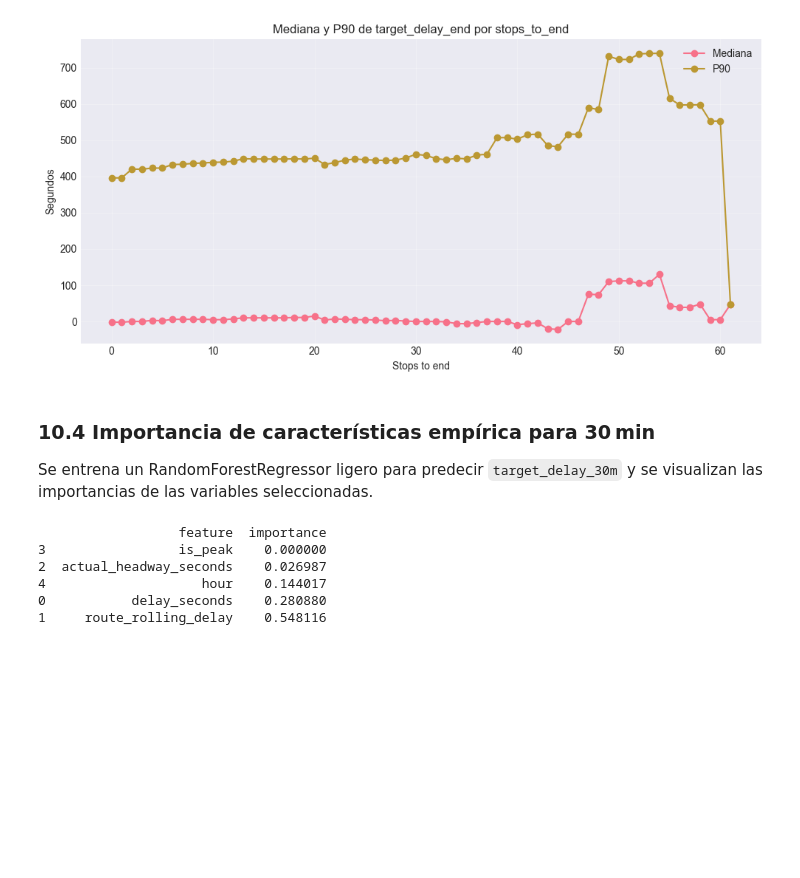
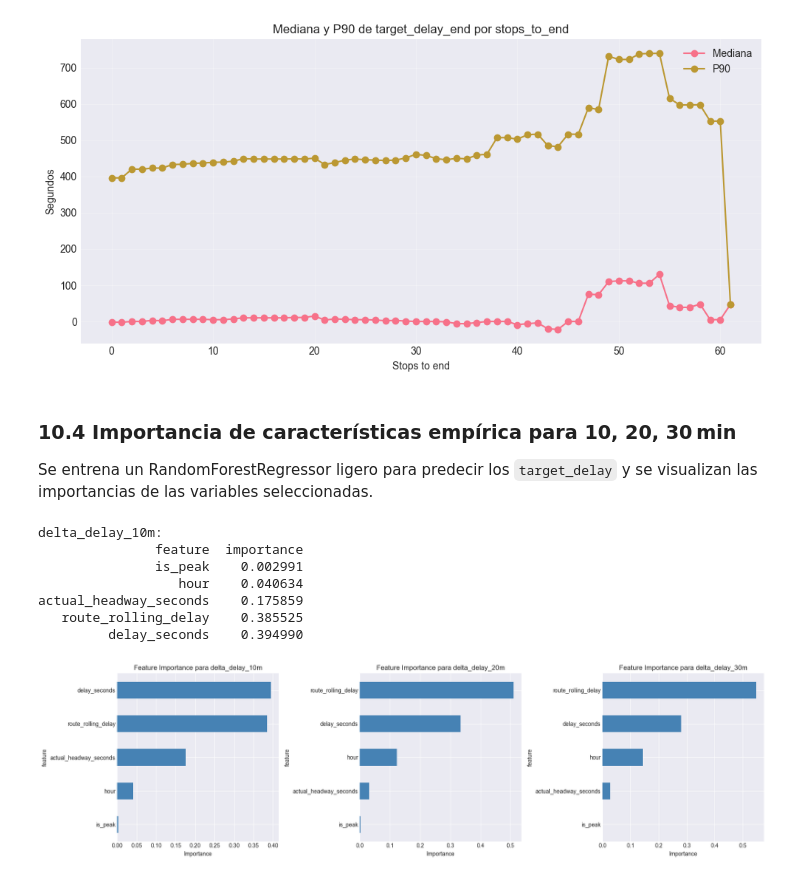
Before and after one commit to UCM-GIDIA-PD1/c2526-R5, a Jupyter notebook: notebooks/gtfs_historico/eda_gtfs_cleaned.ipynb, the cells around one changed output. Cells and saved outputs as stored; diff of their text form; code cells hidden in the pictures; blank space fills up the shorter version.

```diff
--- a/notebooks/gtfs_historico/eda_gtfs_cleaned.ipynb
+++ b/notebooks/gtfs_historico/eda_gtfs_cleaned.ipynb
@@ -1053,36 +1084,52 @@ stops_to_end
 4                 3.0  423.0
 [figure]
 # %% [markdown]
-### 10.4 Importancia de características empírica para 30 min
-Se entrena un RandomForestRegressor ligero para predecir
-`target_delay_30m` y se visualizan las importancias de las variables
+### 10.4 Importancia de características empírica para 10, 20, 30 min
+Se entrena un RandomForestRegressor ligero para predecir los
+`target_delay` y se visualizan las importancias de las variables
 seleccionadas.
 # %%
 from sklearn.ensemble import RandomForestRegressor
 
-# preparar subset sin NaNs en los objetivos
-ml = df_temp.dropna(subset=['delta_delay_30m']).copy()
-
-# Features de entorno y estado base
+# 10.4 – importancia de características para predicción de deltas
+delta_cols = ['delta_delay_10m', 'delta_delay_20m', 'delta_delay_30m']
 features = ['delay_seconds', 'route_rolling_delay',
             'actual_headway_seconds', 'is_peak', 'hour']
-X = ml[features].fillna(0)
 
-# predecimos el cambio, no el valor absoluto
-y = ml['delta_delay_30m']
+fig, axes = plt.subplots(1, 3, figsize=(18, 5))
 
-rf = RandomForestRegressor(n_estimators=20, max_depth=5,
-                           random_state=42, n_jobs=-1)
-rf.fit(X, y)
+for idx, delta in enumerate(delta_cols):
+    # preparar subset sin NaNs
+    ml = df_full.dropna(subset=[delta]).copy()
+    X = ml[features].fillna(0)
+    y = ml[delta]
 
-imp = pd.DataFrame({'feature': features,
-        'importance': rf.feature_importances_}).sort_values('importance', ascending=True)
+    # entrenar modelo ligero
+    rf = RandomForestRegressor(n_estimators=20, max_depth=5,
+                               random_state=42, n_jobs=-1)
+    rf.fit(X, y)
 
-print(imp)
+    # extraer importancias
+    imp = pd.DataFrame({'feature': features,
+            'importance': rf.feature_importances_}).sort_values('importance', ascending=True)
+
+    # graficar
+    imp.plot(x='feature', y='importance', kind='barh', ax=axes[idx], legend=False, color='steelblue')
+    axes[idx].set_title(f'Feature Importance para {delta}')
+    axes[idx].set_xlabel('Importance')
+
+    if idx == 0:
+        print(f'\n{delta}:')
+        print(imp.to_string(index=False))
+
+plt.tight_layout()
+plt.show()
 # %% [output]
-                  feature  importance
-3                 is_peak    0.000000
-2  actual_headway_seconds    0.026987
-4                    hour    0.144017
-0           delay_seconds    0.280880
-1     route_rolling_delay    0.548116
+delta_delay_10m:
+               feature  importance
+               is_peak    0.002991
+                  hour    0.040634
+actual_headway_seconds    0.175859
+   route_rolling_delay    0.385525
+         delay_seconds    0.394990
+[figure, added]
```
Also changed, not shown: parts of 2 cells of this notebook, 1 other file.
